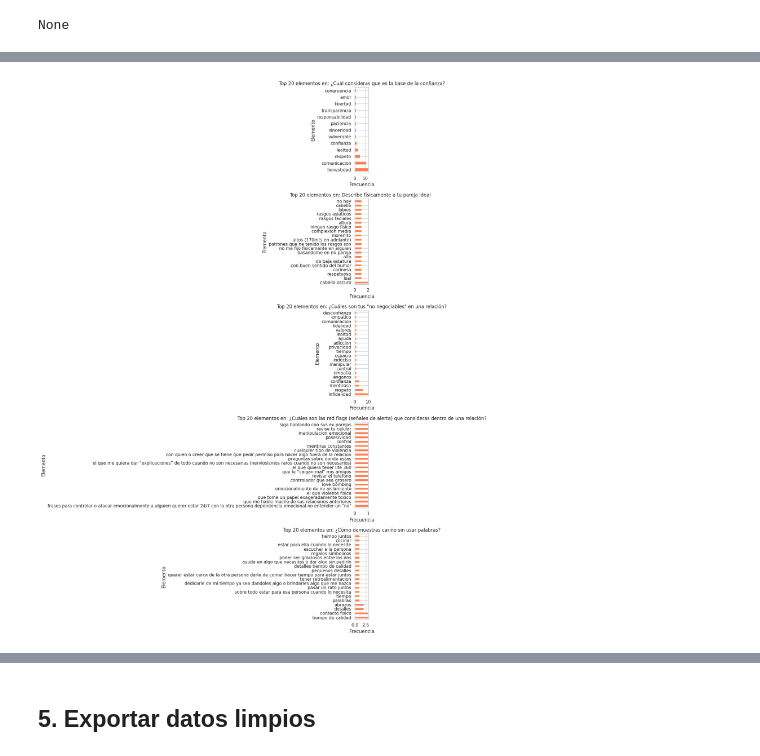
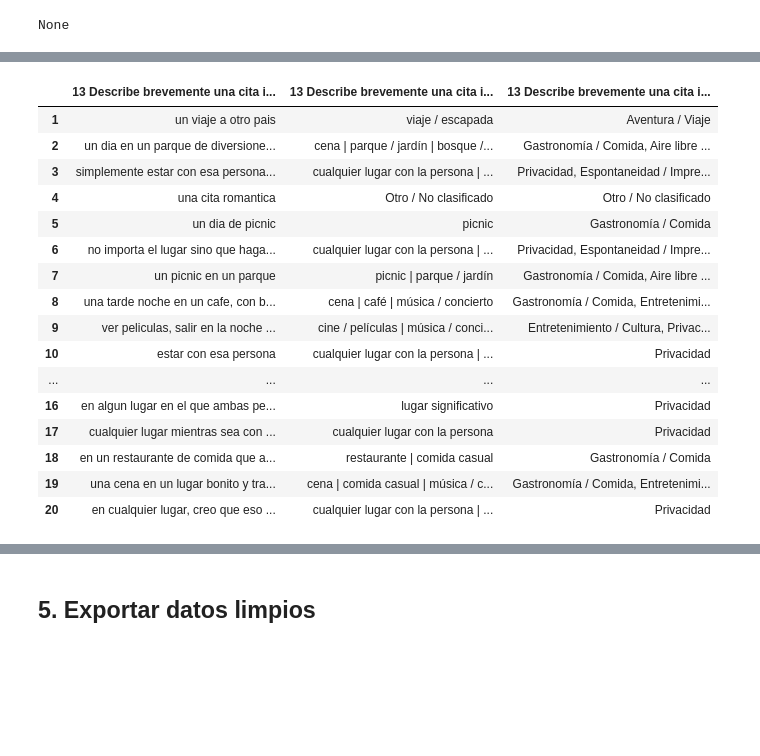
Before and after one commit to Acatlan-SI/LimpiezaData, a Jupyter notebook: notebooks/01_limpieza_datos.ipynb, the cells around one changed output, grey strips where cells are left out. Cells and saved outputs as stored; diff of their text form; code cells hidden in the pictures; blank space fills up the shorter version.

```diff
--- a/notebooks/01_limpieza_datos.ipynb
+++ b/notebooks/01_limpieza_datos.ipynb
@@ -745,26 +746,0 @@ display(df.iloc[:, [9, -1]].head(30))
-# %%
-fig, axes = plt.subplots(len(cols_listas), 1, figsize=(12, 4 * len(cols_listas)))
-
-if len(cols_listas) == 1:
-    axes = [axes]
-
-for i, col in enumerate(cols_listas):
-    ax = axes[i]
-
-    # Separar por comas, explotar y contar
-    palabras = df[col].dropna().str.split(', ').explode()
-    conteo = palabras.value_counts().head(20)  # Top 20
-
-    if len(conteo) > 0:
-        conteo.plot(kind='barh', ax=ax, color='coral')
-        ax.set_title(f'Top 20 elementos en: {col}')
-        ax.set_xlabel('Frecuencia')
-        ax.set_ylabel('Elemento')
-    else:
-        ax.text(0.5, 0.5, 'Sin datos', ha='center', va='center')
-        ax.set_title(f'{col}')
-
-plt.tight_layout()
-plt.show()
-# %% [output]
-[figure, removed]
@@ -770,0 +845,25 @@ plt.show()
+# %%
+col_cita = df.columns[12]
+
+df[[f"{col_cita}_CATEGORIA", f"{col_cita}_SUBCATEGORIA"]] = df[col_cita].apply(
+    lambda x: pd.Series(clasificar_cita_ideal(x))
+)
+display(df.iloc[:, [12, -1,-2]].head(30))
+# %% [output]
+|  | 13 Describe brevemente una cita i... | 13 Describe brevemente una cita i... | 13 Describe brevemente una cita i... |
+| 1 | un viaje a otro pais | viaje / escapada | Aventura / Viaje |
+| 2 | un dia en un parque de diversione... | cena | parque / jardín | bosque /... | Gastronomía / Comida, Aire libre ... |
+| 3 | simplemente estar con esa persona... | cualquier lugar con la persona | ... | Privacidad, Espontaneidad / Impre... |
+| 4 | una cita romantica | Otro / No clasificado | Otro / No clasificado |
+| 5 | un dia de picnic | picnic | Gastronomía / Comida |
+| 6 | no importa el lugar sino que haga... | cualquier lugar con la persona | ... | Privacidad, Espontaneidad / Impre... |
+| 7 | un picnic en un parque | picnic | parque / jardín | Gastronomía / Comida, Aire libre ... |
+| 8 | una tarde noche en un cafe, con b... | cena | café | música / concierto | Gastronomía / Comida, Entretenimi... |
+| 9 | ver peliculas, salir en la noche ... | cine / películas | música / conci... | Entretenimiento / Cultura, Privac... |
+| 10 | estar con esa persona | cualquier lugar con la persona | ... | Privacidad |
+| ... | ... | ... | ... |
+| 16 | en algun lugar en el que ambas pe... | lugar significativo | Privacidad |
+| 17 | cualquier lugar mientras sea con ... | cualquier lugar con la persona | Privacidad |
+| 18 | en un restaurante de comida que a... | restaurante | comida casual | Gastronomía / Comida |
+| 19 | una cena en un lugar bonito y tra... | cena | comida casual | música / c... | Gastronomía / Comida, Entretenimi... |
+| 20 | en cualquier lugar, creo que eso ... | cualquier lugar con la persona | ... | Privacidad |
```
Also changed, not shown: parts of 21 cells of this notebook.
